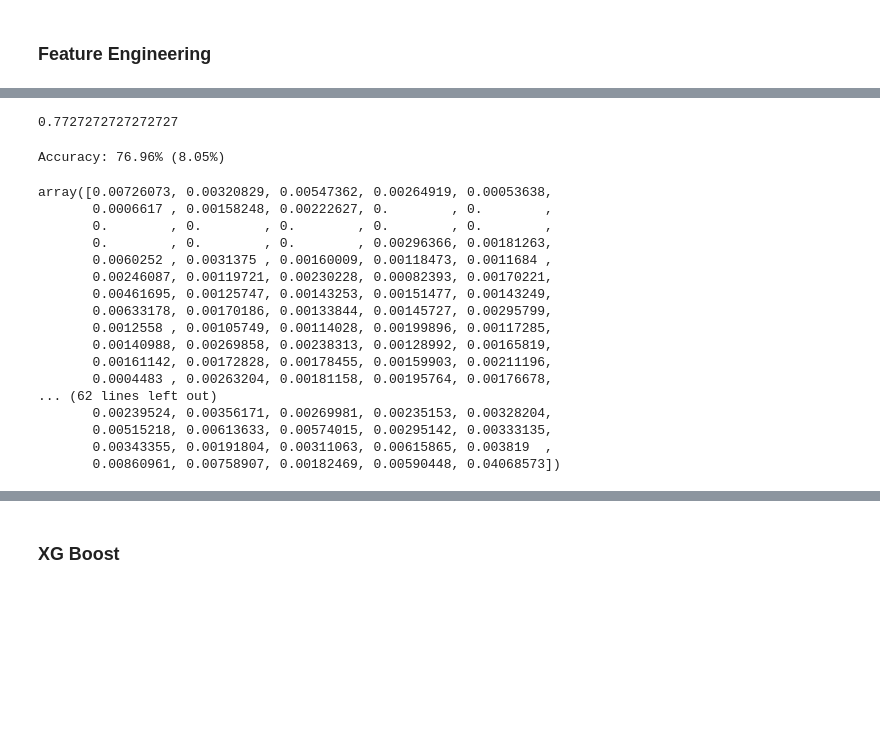
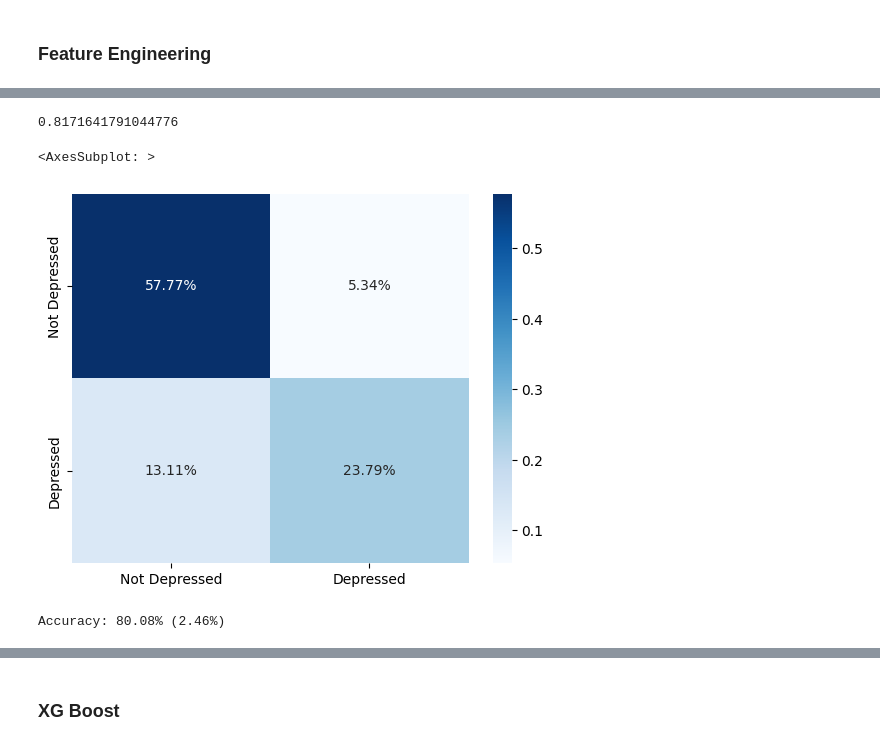
Before and after one commit to kishanmaharaj/Actigraphy-based-Depression-Analysis, a Jupyter notebook: codes/Feature Extraction with Models.ipynb, the cells around one changed output, grey strips where cells are left out. Drawn from its saved outputs; the diff is of its cells as text; code cells hidden in the pictures; blank space fills up the shorter version.

```diff
--- a/codes/Feature Extraction with Models.ipynb
+++ b/codes/Feature Extraction with Models.ipynb
@@ -152,5 +82,0 @@ for i in features.columns:
-# %%
-feature_name = features.columns
-# %%
-for i in feature_name:
-    print(i, " : ", features[i][0])
@@ -199,0 +92,24 @@ Length: 720, dtype: int64
+# %%
+def top_features(clf, features, rank = 10):
+    importance = clf.feature_importances_ #return only numbers
+
+    #Retrieving the names of features
+    feature_name = features.columns[:-1]
+
+    feature_importance = {feature_name[i]: importance[i] for i in range(len(feature_name))} #adding features label
+
+    #sort according to imoprtance
+    sorted_feature_importance = sorted(feature_importance.items(), key=lambda item: item[1])
+
+
+
+    # create data frame for top n(=rank) features
+    df = pd.DataFrame()
+    for name,value in sorted_feature_importance[-rank:]:
+        df[name] = features[name]
+
+
+
+    return df
+# %%
+df = top_features(clf, features, 10)
@@ -206,11 +126,18 @@ RandomForestClassifier()
 # %%
-clf.score(X_test,y_test)
+clf.score(X_test_unindexed, y_test)
 # %% [output]
-0.7727272727272727
+0.8171641791044776
+# %%
+cf_matrix = confusion_matrix(y_test, clf.predict(X_test_unindexed))
+sns.heatmap(cf_matrix/np.sum(cf_matrix), annot=True,
+            fmt='.2%', cmap='Blues',  xticklabels=["Not Depressed", "Depressed"], yticklabels=["Not Depressed", "Depressed"])
+# %% [output]
+<AxesSubplot: >
+[figure, added]
 # %%
-kfold = KFold(n_splits=25, random_state=7, shuffle=True)
-results = cross_val_score(clf, features, y, cv=kfold)
+# Accuracy
+kfold = KFold(n_splits=10, random_state=7, shuffle=True)
+results = cross_val_score(clf,  df, y, cv=kfold, scoring="accuracy")
+print("Accuracy: %.2f%% (%.2f%%)" % (results.mean()*100, results.std()*100))
+# %% [output]
+Accuracy: 80.08% (2.46%)
-# %%
-print("Accuracy: %.2f%% (%.2f%%)" % (results.mean()*100, results.std()*100))
-# %% [output]
-Accuracy: 76.96% (8.05%)
@@ -219,20 +143,0 @@ importance = clf.feature_importances_
-# %%
-importance
-# %% [output]
-array([0.00726073, 0.00320829, 0.00547362, 0.00264919, 0.00053638,
-       0.0006617 , 0.00158248, 0.00222627, 0.        , 0.        ,
-       0.        , 0.        , 0.        , 0.        , 0.        ,
-       0.        , 0.        , 0.        , 0.00296366, 0.00181263,
-       0.0060252 , 0.0031375 , 0.00160009, 0.00118473, 0.0011684 ,
-       0.00246087, 0.00119721, 0.00230228, 0.00082393, 0.00170221,
-       0.00461695, 0.00125747, 0.00143253, 0.00151477, 0.00143249,
-       0.00633178, 0.00170186, 0.00133844, 0.00145727, 0.00295799,
-       0.0012558 , 0.00105749, 0.00114028, 0.00199896, 0.00117285,
-       0.00140988, 0.00269858, 0.00238313, 0.00128992, 0.00165819,
-       0.00161142, 0.00172828, 0.00178455, 0.00159903, 0.00211196,
-       0.0004483 , 0.00263204, 0.00181158, 0.00195764, 0.00176678,
-... (62 lines left out)
-       0.00239524, 0.00356171, 0.00269981, 0.00235153, 0.00328204,
-       0.00515218, 0.00613633, 0.00574015, 0.00295142, 0.00333135,
-       0.00343355, 0.00191804, 0.00311063, 0.00615865, 0.003819  ,
-       0.00860961, 0.00758907, 0.00182469, 0.00590448, 0.04068573])
```
Also changed, not shown: parts of 92 cells of this notebook.
